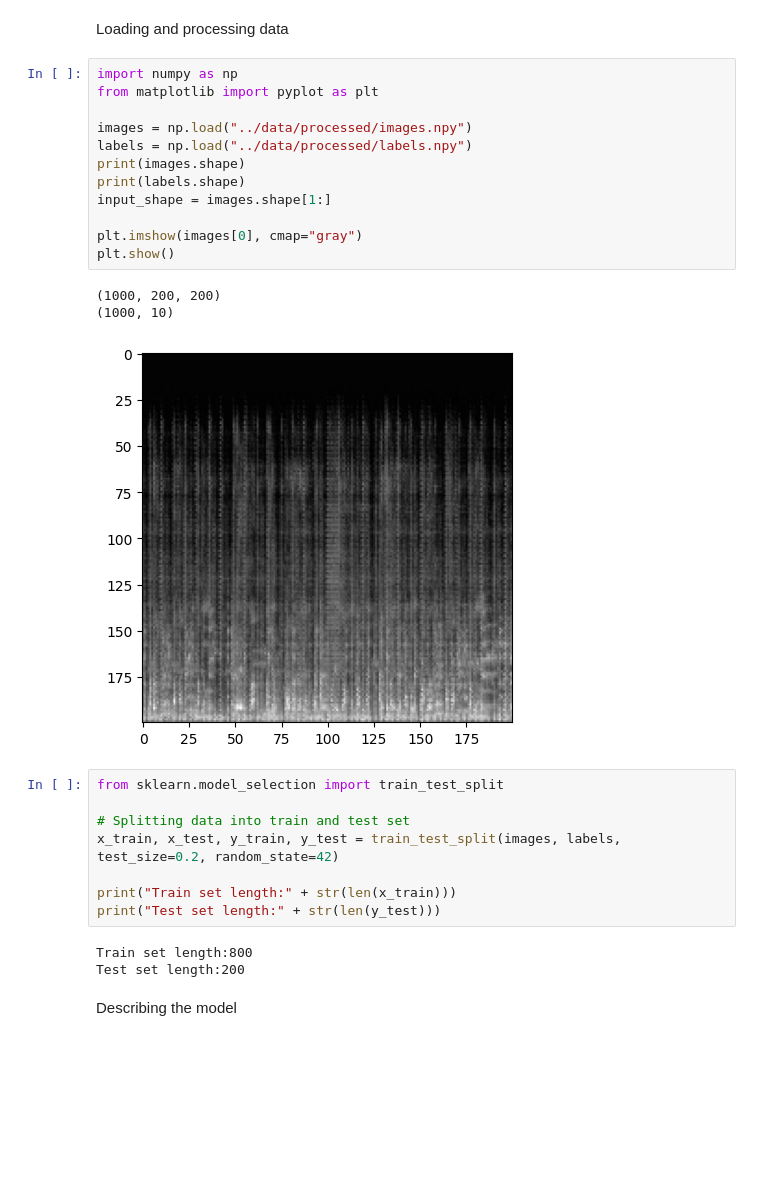
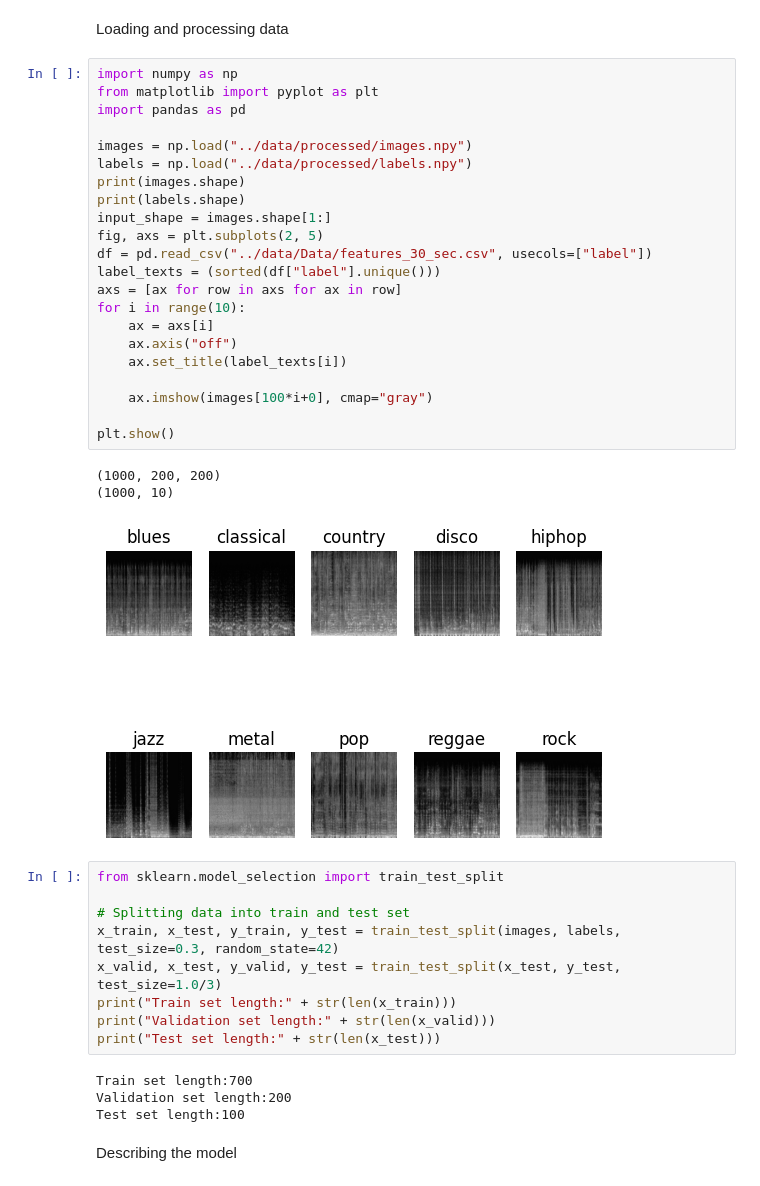
Before and after one commit to thdb-theo/AudioClassification, a Jupyter notebook: src/Model.ipynb, the cells around one changed output. Cells and saved outputs as stored; diff of their text form; blank space fills up the shorter version.

```diff
--- a/src/Model.ipynb
+++ b/src/Model.ipynb
@@ -3,30 +3,42 @@ Loading and processing data
 # %%
 import numpy as np
 from matplotlib import pyplot as plt
+import pandas as pd
 
 images = np.load("../data/processed/images.npy")
 labels = np.load("../data/processed/labels.npy")
 print(images.shape)
 print(labels.shape)
 input_shape = images.shape[1:]
+fig, axs = plt.subplots(2, 5)
+df = pd.read_csv("../data/Data/features_30_sec.csv", usecols=["label"])
+label_texts = (sorted(df["label"].unique()))
+axs = [ax for row in axs for ax in row]
+for i in range(10):
+    ax = axs[i]
+    ax.axis("off")
+    ax.set_title(label_texts[i])
 
-plt.imshow(images[0], cmap="gray")
+    ax.imshow(images[100*i+0], cmap="gray")
+
 plt.show()
 # %% [output]
 (1000, 200, 200)
 (1000, 10)
-[figure, old version]
+[figure, new version]
 # %%
 from sklearn.model_selection import train_test_split
 
 # Splitting data into train and test set
-x_train, x_test, y_train, y_test = train_test_split(images, labels, test_size=0.2, random_state=42)
-
+x_train, x_test, y_train, y_test = train_test_split(images, labels, test_size=0.3, random_state=42)
+x_valid, x_test, y_valid, y_test = train_test_split(x_test, y_test, test_size=1.0/3)
 print("Train set length:" + str(len(x_train)))
-print("Test set length:" + str(len(y_test)))
+print("Validation set length:" + str(len(x_valid)))
+print("Test set length:" + str(len(x_test)))
 # %% [output]
-Train set length:800
-Test set length:200
+Train set length:700
+Validation set length:200
+Test set length:100
 # %% [markdown]
 Describing the model
 # %%
```
Also changed, not shown: parts of 4 cells of this notebook.
